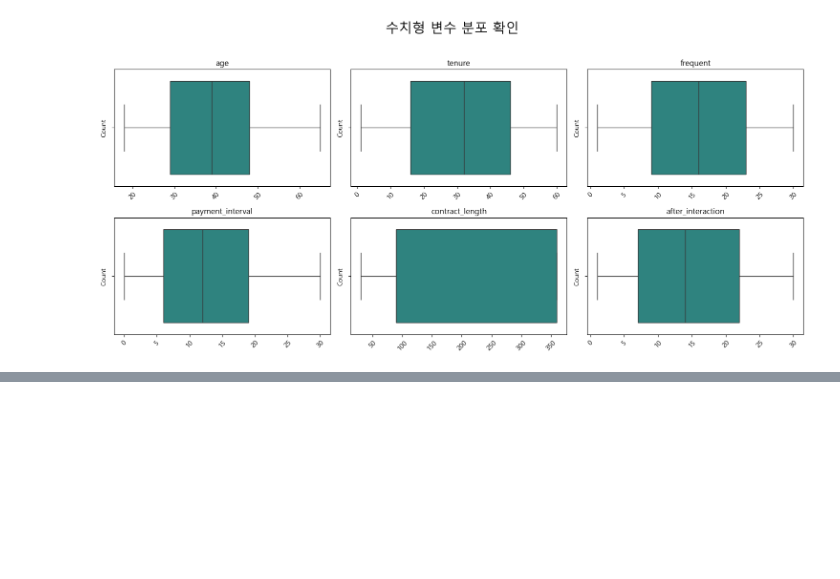
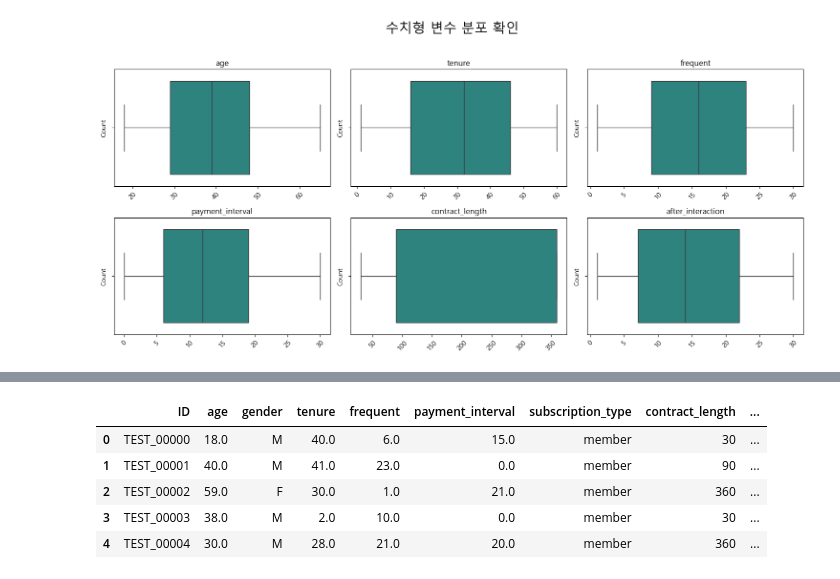
Before and after one commit to smOH306/dacon_basic_customer_support_tier_classification, a Jupyter notebook: notebooks/playground.ipynb, the cells around one changed output, grey strips where cells are left out. Drawn from its saved outputs; the diff is of its cells as text; code cells hidden in the pictures; blank space fills up the shorter version.

```diff
--- a/notebooks/playground.ipynb
+++ b/notebooks/playground.ipynb
@@ -98,0 +151,9 @@ plt.tight_layout(rect=[0, 0, 1, 0.96])
+# %%
+test.head()
+# %% [output]
+|  | ID | age | gender | tenure | frequent | payment_interval | subscription_type | contract_length | ... |
+| 0 | TEST_00000 | 18.0 | M | 40.0 | 6.0 | 15.0 | member | 30 | ... |
+| 1 | TEST_00001 | 40.0 | M | 41.0 | 23.0 | 0.0 | member | 90 | ... |
+| 2 | TEST_00002 | 59.0 | F | 30.0 | 1.0 | 21.0 | member | 360 | ... |
+| 3 | TEST_00003 | 38.0 | M | 2.0 | 10.0 | 0.0 | member | 30 | ... |
+| 4 | TEST_00004 | 30.0 | M | 28.0 | 21.0 | 20.0 | member | 360 | ... |
```
Also changed, not shown: parts of 13 cells of this notebook, 1 other file.
